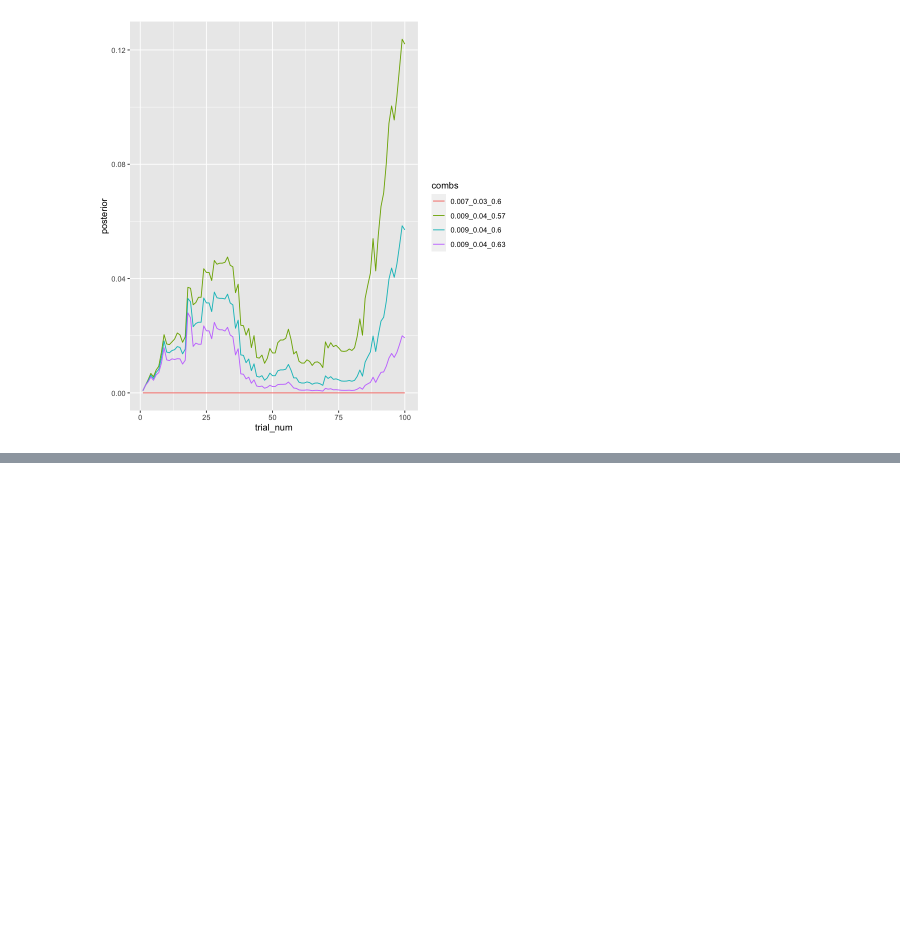
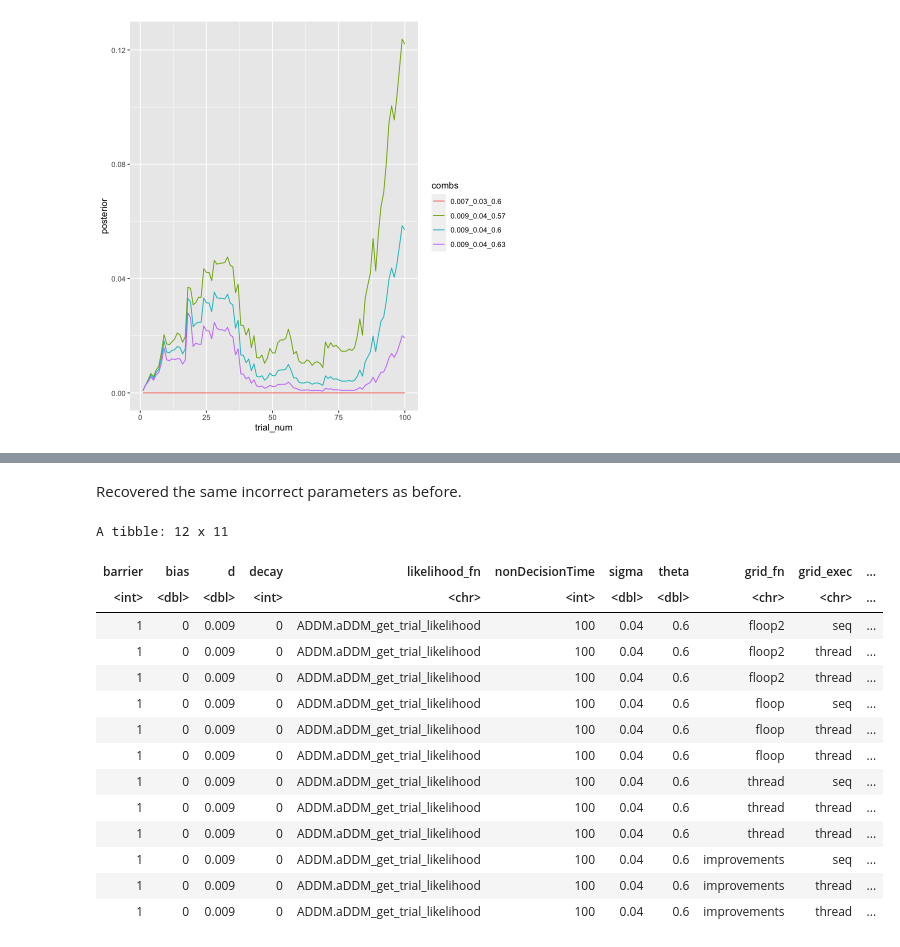
Before and after one commit to zenkavi/ADDM.jl, a Jupyter notebook: performance/grid_search_benchmarks_outputs.ipynb, the cells around one changed output, grey strips where cells are left out. Cells and saved outputs as stored; diff of their text form; code cells hidden in the pictures; blank space fills up the shorter version.

```diff
--- a/performance/grid_search_benchmarks_outputs.ipynb
+++ b/performance/grid_search_benchmarks_outputs.ipynb
@@ -280,0 +314,20 @@ cur_posteriors %>%
+# %% [markdown]
+Recovered the same incorrect parameters as before.
+# %%
+best_pars
+# %% [output]
+A tibble: 12 x 11
+| barrier | bias | d | decay | likelihood_fn | nonDecisionTime | sigma | theta | grid_fn | grid_exec | ... |
+| <int> | <dbl> | <dbl> | <int> | <chr> | <int> | <dbl> | <dbl> | <chr> | <chr> | ... |
+| 1 | 0 | 0.009 | 0 | ADDM.aDDM_get_trial_likelihood | 100 | 0.04 | 0.6 | floop2 | seq | ... |
+| 1 | 0 | 0.009 | 0 | ADDM.aDDM_get_trial_likelihood | 100 | 0.04 | 0.6 | floop2 | thread | ... |
+| 1 | 0 | 0.009 | 0 | ADDM.aDDM_get_trial_likelihood | 100 | 0.04 | 0.6 | floop2 | thread | ... |
+| 1 | 0 | 0.009 | 0 | ADDM.aDDM_get_trial_likelihood | 100 | 0.04 | 0.6 | floop | seq | ... |
+| 1 | 0 | 0.009 | 0 | ADDM.aDDM_get_trial_likelihood | 100 | 0.04 | 0.6 | floop | thread | ... |
+| 1 | 0 | 0.009 | 0 | ADDM.aDDM_get_trial_likelihood | 100 | 0.04 | 0.6 | floop | thread | ... |
+| 1 | 0 | 0.009 | 0 | ADDM.aDDM_get_trial_likelihood | 100 | 0.04 | 0.6 | thread | seq | ... |
+| 1 | 0 | 0.009 | 0 | ADDM.aDDM_get_trial_likelihood | 100 | 0.04 | 0.6 | thread | thread | ... |
+| 1 | 0 | 0.009 | 0 | ADDM.aDDM_get_trial_likelihood | 100 | 0.04 | 0.6 | thread | thread | ... |
+| 1 | 0 | 0.009 | 0 | ADDM.aDDM_get_trial_likelihood | 100 | 0.04 | 0.6 | improvements | seq | ... |
+| 1 | 0 | 0.009 | 0 | ADDM.aDDM_get_trial_likelihood | 100 | 0.04 | 0.6 | improvements | thread | ... |
+| 1 | 0 | 0.009 | 0 | ADDM.aDDM_get_trial_likelihood | 100 | 0.04 | 0.6 | improvements | thread | ... |
```
Also changed, not shown: parts of 16 cells of this notebook, 4 other files.
